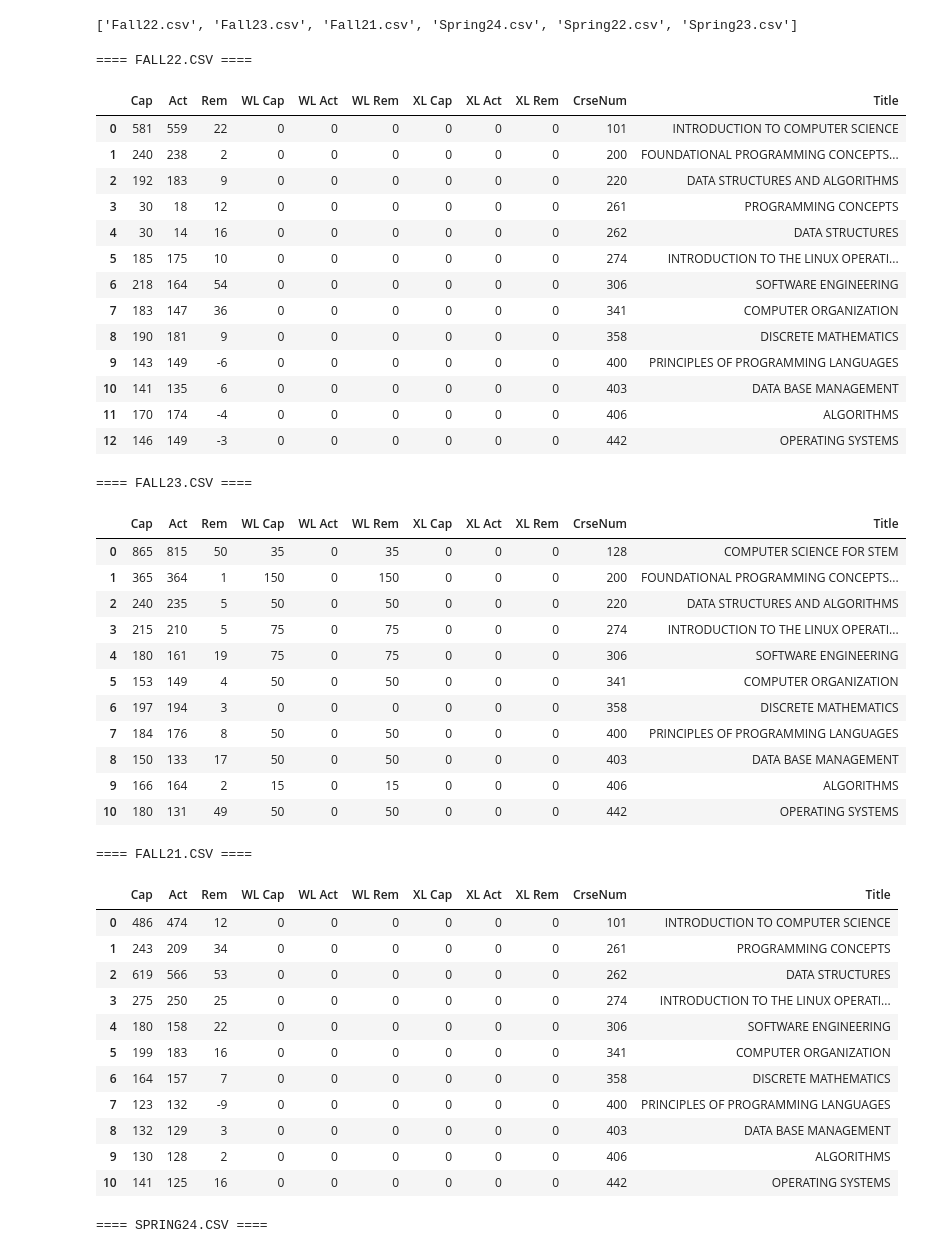
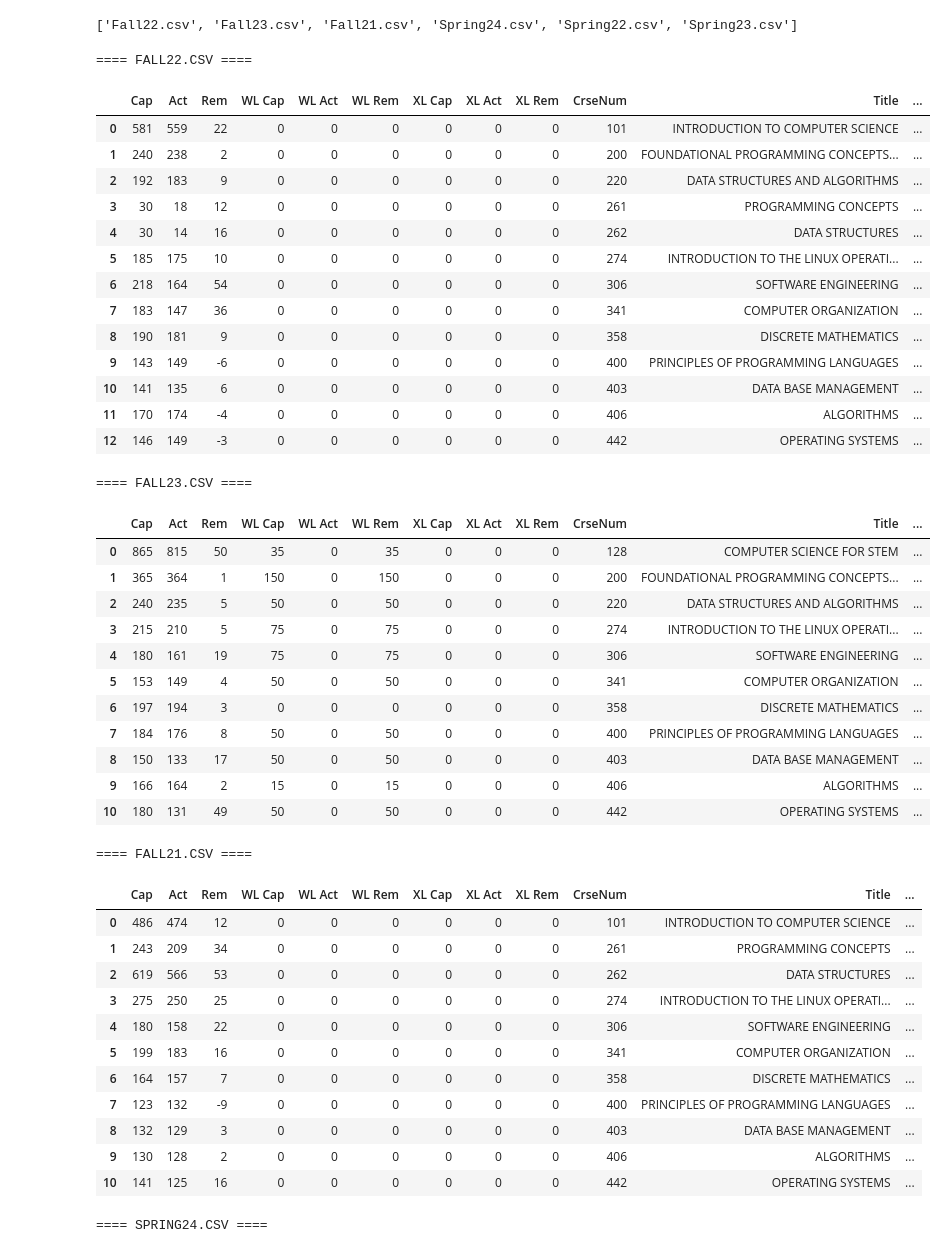
Before and after one commit to ifrycolorado/Enrollment_Project, a Jupyter notebook: src/scraping_validation.ipynb, the cells around one changed output. Saved outputs shown, nothing was run; the diff lists cells and outputs as text; code cells hidden in the pictures.

```diff
--- a/src/scraping_validation.ipynb
+++ b/src/scraping_validation.ipynb
@@ -13,65 +13,69 @@ NUM_LIST = ['Cap', 'Act', 'Rem', 'WL Cap','WL Act','WL Rem','XL Cap','XL Act','X
 # %%
 for file in csv_files:
     print("====", file.upper(), '====')
 
     sem_df = pd.read_csv('../schedules/' + file)
     # change CrseNum to string
     sem_df['CrseNum'] = sem_df['CrseNum'].astype(str)
 
     # filter to only CrseNum in CORE_LIST
     core_df = sem_df[sem_df['CrseNum'].isin(CORE_LIST)]
 
     # set all columns in NUM_LIST to int
     for col in NUM_LIST:
         core_df.loc[:,col] = core_df[col].astype(int)
 
     # group by CrseNum and sum across NUM_LIST
     core_df = core_df.groupby(['CrseNum','Title']).sum().reset_index()
 
     # drop unncessary columns
     core_df = core_df[NUM_LIST + ['CrseNum', 'Title']]
 
+    # add a column for the semester
+    core_df['Year'] = '20' + file.split('.')[0][-2:]
+    core_df['Semester'] = file.split('.')[0][:-2]
+
     display(core_df)
 # %% [output]
 ==== FALL22.CSV ====
-|  | Cap | Act | Rem | WL Cap | WL Act | WL Rem | XL Cap | XL Act | XL Rem | CrseNum | Title |
-| 0 | 581 | 559 | 22 | 0 | 0 | 0 | 0 | 0 | 0 | 101 | INTRODUCTION TO COMPUTER SCIENCE |
-| 1 | 240 | 238 | 2 | 0 | 0 | 0 | 0 | 0 | 0 | 200 | FOUNDATIONAL PROGRAMMING CONCEPTS... |
-| 2 | 192 | 183 | 9 | 0 | 0 | 0 | 0 | 0 | 0 | 220 | DATA STRUCTURES AND ALGORITHMS |
-| 3 | 30 | 18 | 12 | 0 | 0 | 0 | 0 | 0 | 0 | 261 | PROGRAMMING CONCEPTS |
-| 4 | 30 | 14 | 16 | 0 | 0 | 0 | 0 | 0 | 0 | 262 | DATA STRUCTURES |
-| 5 | 185 | 175 | 10 | 0 | 0 | 0 | 0 | 0 | 0 | 274 | INTRODUCTION TO THE LINUX OPERATI... |
-| 6 | 218 | 164 | 54 | 0 | 0 | 0 | 0 | 0 | 0 | 306 | SOFTWARE ENGINEERING |
-| 7 | 183 | 147 | 36 | 0 | 0 | 0 | 0 | 0 | 0 | 341 | COMPUTER ORGANIZATION |
-| 8 | 190 | 181 | 9 | 0 | 0 | 0 | 0 | 0 | 0 | 358 | DISCRETE MATHEMATICS |
-| 9 | 143 | 149 | -6 | 0 | 0 | 0 | 0 | 0 | 0 | 400 | PRINCIPLES OF PROGRAMMING LANGUAGES |
-| 10 | 141 | 135 | 6 | 0 | 0 | 0 | 0 | 0 | 0 | 403 | DATA BASE MANAGEMENT |
-| 11 | 170 | 174 | -4 | 0 | 0 | 0 | 0 | 0 | 0 | 406 | ALGORITHMS |
-| 12 | 146 | 149 | -3 | 0 | 0 | 0 | 0 | 0 | 0 | 442 | OPERATING SYSTEMS |
+|  | Cap | Act | Rem | WL Cap | WL Act | WL Rem | XL Cap | XL Act | XL Rem | CrseNum | Title | ... |
+| 0 | 581 | 559 | 22 | 0 | 0 | 0 | 0 | 0 | 0 | 101 | INTRODUCTION TO COMPUTER SCIENCE | ... |
+| 1 | 240 | 238 | 2 | 0 | 0 | 0 | 0 | 0 | 0 | 200 | FOUNDATIONAL PROGRAMMING CONCEPTS... | ... |
+| 2 | 192 | 183 | 9 | 0 | 0 | 0 | 0 | 0 | 0 | 220 | DATA STRUCTURES AND ALGORITHMS | ... |
+| 3 | 30 | 18 | 12 | 0 | 0 | 0 | 0 | 0 | 0 | 261 | PROGRAMMING CONCEPTS | ... |
+| 4 | 30 | 14 | 16 | 0 | 0 | 0 | 0 | 0 | 0 | 262 | DATA STRUCTURES | ... |
+| 5 | 185 | 175 | 10 | 0 | 0 | 0 | 0 | 0 | 0 | 274 | INTRODUCTION TO THE LINUX OPERATI... | ... |
+| 6 | 218 | 164 | 54 | 0 | 0 | 0 | 0 | 0 | 0 | 306 | SOFTWARE ENGINEERING | ... |
+| 7 | 183 | 147 | 36 | 0 | 0 | 0 | 0 | 0 | 0 | 341 | COMPUTER ORGANIZATION | ... |
+| 8 | 190 | 181 | 9 | 0 | 0 | 0 | 0 | 0 | 0 | 358 | DISCRETE MATHEMATICS | ... |
+| 9 | 143 | 149 | -6 | 0 | 0 | 0 | 0 | 0 | 0 | 400 | PRINCIPLES OF PROGRAMMING LANGUAGES | ... |
+| 10 | 141 | 135 | 6 | 0 | 0 | 0 | 0 | 0 | 0 | 403 | DATA BASE MANAGEMENT | ... |
+| 11 | 170 | 174 | -4 | 0 | 0 | 0 | 0 | 0 | 0 | 406 | ALGORITHMS | ... |
+| 12 | 146 | 149 | -3 | 0 | 0 | 0 | 0 | 0 | 0 | 442 | OPERATING SYSTEMS | ... |
 ==== FALL23.CSV ====
-|  | Cap | Act | Rem | WL Cap | WL Act | WL Rem | XL Cap | XL Act | XL Rem | CrseNum | Title |
-| 0 | 865 | 815 | 50 | 35 | 0 | 35 | 0 | 0 | 0 | 128 | COMPUTER SCIENCE FOR STEM |
-| 1 | 365 | 364 | 1 | 150 | 0 | 150 | 0 | 0 | 0 | 200 | FOUNDATIONAL PROGRAMMING CONCEPTS... |
-| 2 | 240 | 235 | 5 | 50 | 0 | 50 | 0 | 0 | 0 | 220 | DATA STRUCTURES AND ALGORITHMS |
-| 3 | 215 | 210 | 5 | 75 | 0 | 75 | 0 | 0 | 0 | 274 | INTRODUCTION TO THE LINUX OPERATI... |
-| 4 | 180 | 161 | 19 | 75 | 0 | 75 | 0 | 0 | 0 | 306 | SOFTWARE ENGINEERING |
-| 5 | 153 | 149 | 4 | 50 | 0 | 50 | 0 | 0 | 0 | 341 | COMPUTER ORGANIZATION |
-| 6 | 197 | 194 | 3 | 0 | 0 | 0 | 0 | 0 | 0 | 358 | DISCRETE MATHEMATICS |
-| 7 | 184 | 176 | 8 | 50 | 0 | 50 | 0 | 0 | 0 | 400 | PRINCIPLES OF PROGRAMMING LANGUAGES |
-| 8 | 150 | 133 | 17 | 50 | 0 | 50 | 0 | 0 | 0 | 403 | DATA BASE MANAGEMENT |
-| 9 | 166 | 164 | 2 | 15 | 0 | 15 | 0 | 0 | 0 | 406 | ALGORITHMS |
-| 10 | 180 | 131 | 49 | 50 | 0 | 50 | 0 | 0 | 0 | 442 | OPERATING SYSTEMS |
+|  | Cap | Act | Rem | WL Cap | WL Act | WL Rem | XL Cap | XL Act | XL Rem | CrseNum | Title | ... |
+| 0 | 865 | 815 | 50 | 35 | 0 | 35 | 0 | 0 | 0 | 128 | COMPUTER SCIENCE FOR STEM | ... |
+| 1 | 365 | 364 | 1 | 150 | 0 | 150 | 0 | 0 | 0 | 200 | FOUNDATIONAL PROGRAMMING CONCEPTS... | ... |
+| 2 | 240 | 235 | 5 | 50 | 0 | 50 | 0 | 0 | 0 | 220 | DATA STRUCTURES AND ALGORITHMS | ... |
+| 3 | 215 | 210 | 5 | 75 | 0 | 75 | 0 | 0 | 0 | 274 | INTRODUCTION TO THE LINUX OPERATI... | ... |
+| 4 | 180 | 161 | 19 | 75 | 0 | 75 | 0 | 0 | 0 | 306 | SOFTWARE ENGINEERING | ... |
+| 5 | 153 | 149 | 4 | 50 | 0 | 50 | 0 | 0 | 0 | 341 | COMPUTER ORGANIZATION | ... |
+| 6 | 197 | 194 | 3 | 0 | 0 | 0 | 0 | 0 | 0 | 358 | DISCRETE MATHEMATICS | ... |
+| 7 | 184 | 176 | 8 | 50 | 0 | 50 | 0 | 0 | 0 | 400 | PRINCIPLES OF PROGRAMMING LANGUAGES | ... |
+| 8 | 150 | 133 | 17 | 50 | 0 | 50 | 0 | 0 | 0 | 403 | DATA BASE MANAGEMENT | ... |
+| 9 | 166 | 164 | 2 | 15 | 0 | 15 | 0 | 0 | 0 | 406 | ALGORITHMS | ... |
+| 10 | 180 | 131 | 49 | 50 | 0 | 50 | 0 | 0 | 0 | 442 | OPERATING SYSTEMS | ... |
 ==== FALL21.CSV ====
-|  | Cap | Act | Rem | WL Cap | WL Act | WL Rem | XL Cap | XL Act | XL Rem | CrseNum | Title |
-| 0 | 486 | 474 | 12 | 0 | 0 | 0 | 0 | 0 | 0 | 101 | INTRODUCTION TO COMPUTER SCIENCE |
-| 1 | 243 | 209 | 34 | 0 | 0 | 0 | 0 | 0 | 0 | 261 | PROGRAMMING CONCEPTS |
-| 2 | 619 | 566 | 53 | 0 | 0 | 0 | 0 | 0 | 0 | 262 | DATA STRUCTURES |
-| 3 | 275 | 250 | 25 | 0 | 0 | 0 | 0 | 0 | 0 | 274 | INTRODUCTION TO THE LINUX OPERATI... |
-| 4 | 180 | 158 | 22 | 0 | 0 | 0 | 0 | 0 | 0 | 306 | SOFTWARE ENGINEERING |
-| 5 | 199 | 183 | 16 | 0 | 0 | 0 | 0 | 0 | 0 | 341 | COMPUTER ORGANIZATION |
-| 6 | 164 | 157 | 7 | 0 | 0 | 0 | 0 | 0 | 0 | 358 | DISCRETE MATHEMATICS |
-| 7 | 123 | 132 | -9 | 0 | 0 | 0 | 0 | 0 | 0 | 400 | PRINCIPLES OF PROGRAMMING LANGUAGES |
-| 8 | 132 | 129 | 3 | 0 | 0 | 0 | 0 | 0 | 0 | 403 | DATA BASE MANAGEMENT |
-| 9 | 130 | 128 | 2 | 0 | 0 | 0 | 0 | 0 | 0 | 406 | ALGORITHMS |
-| 10 | 141 | 125 | 16 | 0 | 0 | 0 | 0 | 0 | 0 | 442 | OPERATING SYSTEMS |
+|  | Cap | Act | Rem | WL Cap | WL Act | WL Rem | XL Cap | XL Act | XL Rem | CrseNum | Title | ... |
+| 0 | 486 | 474 | 12 | 0 | 0 | 0 | 0 | 0 | 0 | 101 | INTRODUCTION TO COMPUTER SCIENCE | ... |
+| 1 | 243 | 209 | 34 | 0 | 0 | 0 | 0 | 0 | 0 | 261 | PROGRAMMING CONCEPTS | ... |
+| 2 | 619 | 566 | 53 | 0 | 0 | 0 | 0 | 0 | 0 | 262 | DATA STRUCTURES | ... |
+| 3 | 275 | 250 | 25 | 0 | 0 | 0 | 0 | 0 | 0 | 274 | INTRODUCTION TO THE LINUX OPERATI... | ... |
+| 4 | 180 | 158 | 22 | 0 | 0 | 0 | 0 | 0 | 0 | 306 | SOFTWARE ENGINEERING | ... |
+| 5 | 199 | 183 | 16 | 0 | 0 | 0 | 0 | 0 | 0 | 341 | COMPUTER ORGANIZATION | ... |
+| 6 | 164 | 157 | 7 | 0 | 0 | 0 | 0 | 0 | 0 | 358 | DISCRETE MATHEMATICS | ... |
+| 7 | 123 | 132 | -9 | 0 | 0 | 0 | 0 | 0 | 0 | 400 | PRINCIPLES OF PROGRAMMING LANGUAGES | ... |
+| 8 | 132 | 129 | 3 | 0 | 0 | 0 | 0 | 0 | 0 | 403 | DATA BASE MANAGEMENT | ... |
+| 9 | 130 | 128 | 2 | 0 | 0 | 0 | 0 | 0 | 0 | 406 | ALGORITHMS | ... |
+| 10 | 141 | 125 | 16 | 0 | 0 | 0 | 0 | 0 | 0 | 442 | OPERATING SYSTEMS | ... |
 ==== SPRING24.CSV ====
```
Also changed, not shown: parts of 1 cell of this notebook.
